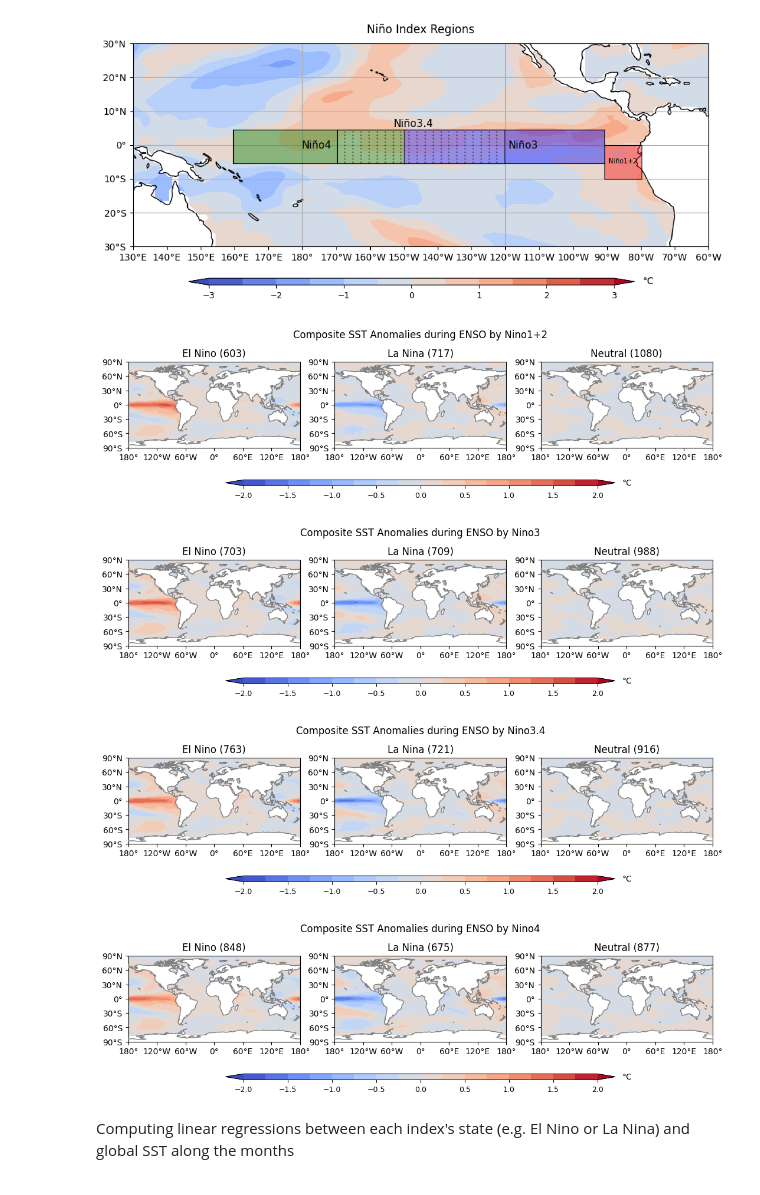
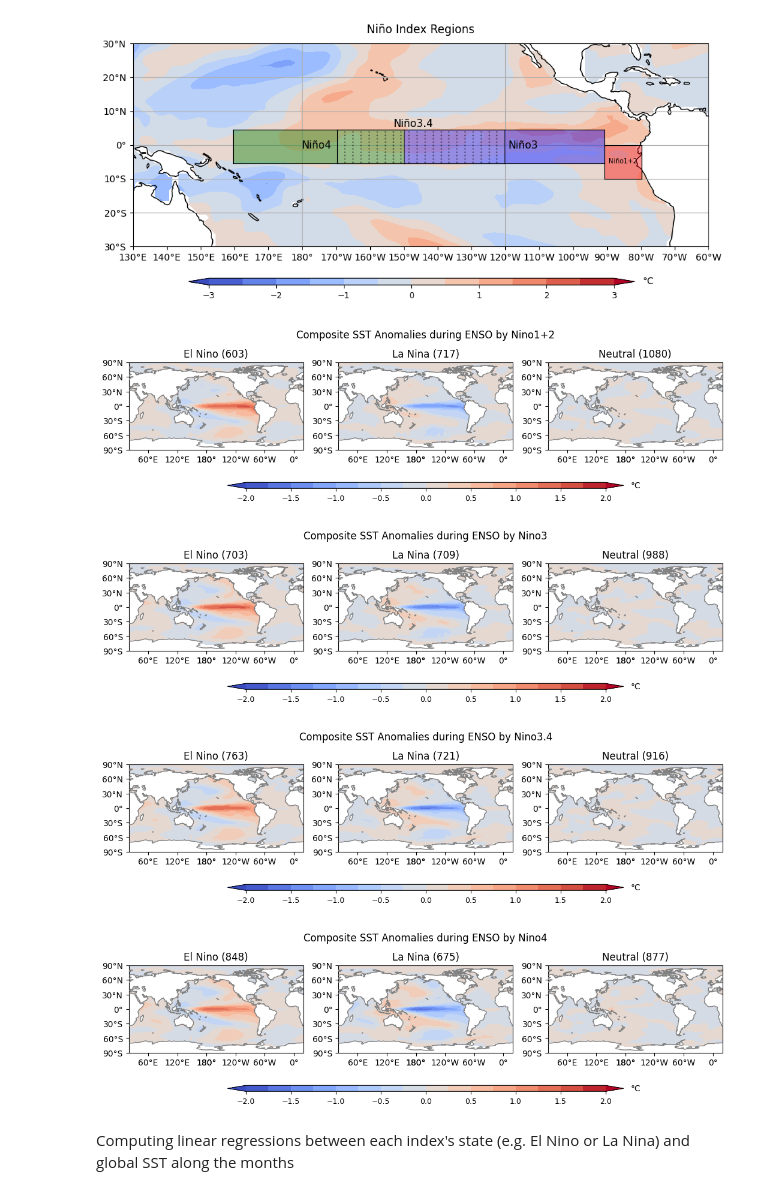
Before and after one commit to gsato-git/Final-Project, a Jupyter notebook: piControl.ipynb, the cells around one changed output. Cells and saved outputs as stored; diff of their text form; code cells hidden in the pictures.

```diff
--- a/piControl.ipynb
+++ b/piControl.ipynb
@@ -112,17 +112,17 @@ sst_anoms3 = global_sst(nino3)
 sst_anoms34 = global_sst(nino34)
 sst_anoms4 = global_sst(nino4)
 # %%
-#getting composites
-def get_composite(p,x,y,z):
+#getting composits
+def get_composit(p,x,y,z):
     elnino_sst = p.sel(time=x.dropna(dim='time')['time']).mean(dim='time')
     lanina_sst = p.sel(time=y.dropna(dim='time')['time']).mean(dim='time')
     neutral_sst = p.sel(time=z.dropna(dim='time')['time']).mean(dim='time')
     return [elnino_sst,lanina_sst,neutral_sst]
 
-comp_sst12 = get_composite(sst_anoms12,enso12[0],enso12[1],enso12[2])
-comp_sst3 = get_composite(sst_anoms3,enso3[0],enso3[1],enso3[2])
-comp_sst34 = get_composite(sst_anoms34,enso34[0],enso34[1],enso34[2])
-comp_sst4 = get_composite(sst_anoms4,enso4[0],enso4[1],enso4[2])
+comp_sst12 = get_composit(sst_anoms12,enso12[0],enso12[1],enso12[2])
+comp_sst3 = get_composit(sst_anoms3,enso3[0],enso3[1],enso3[2])
+comp_sst34 = get_composit(sst_anoms34,enso34[0],enso34[1],enso34[2])
+comp_sst4 = get_composit(sst_anoms4,enso4[0],enso4[1],enso4[2])
 # %%
 #Nino index regions
 
@@ -181,14 +181,14 @@ plt.title('Niño Index Regions', y=3.7)
 Text(0.5, 3.7, 'Niño Index Regions')
 [figure]
 # %%
-#plotting composite sst anomalies
-def plot_composite(x,y,z):
+#plotting composit sst
+def plot_composit(x,y,z):
     labels=['El Nino', 'La Nina', 'Neutral']
     ENSO = ["Nino1+2", "Nino3", "Nino3.4", "Nino4"]
     clevs = np.arange(-2,2.1,0.25)
     # Define the figure and each axis for the 3 rows and 3 columns
     fig, axs = plt.subplots(nrows=1,ncols=3,
-                        subplot_kw={'projection': ccrs.PlateCarree()},
+                        subplot_kw={'projection': ccrs.PlateCarree(central_longitude=200)},
                         figsize=(11,5))
     axs = axs.flatten()
 
@@ -228,15 +228,15 @@ def plot_composite(x,y,z):
     # Add a big title at the top
     plt.suptitle(f"Composite SST Anomalies during ENSO by {ENSO[z]}", y=0.75)
 # %%
-plot_composite(comp_sst12,enso12,0)
-plot_composite(comp_sst3,enso3,1)
-plot_composite(comp_sst34,enso34,2)
-plot_composite(comp_sst4,enso4,3)
+plot_composit(comp_sst12,enso12,0)
+plot_composit(comp_sst3,enso3,1)
+plot_composit(comp_sst34,enso34,2)
+plot_composit(comp_sst4,enso4,3)
 # %% [output]
-[figure, old version]
+[figure, new version]
-[figure, old version]
+[figure, new version]
-[figure, old version]
+[figure, new version]
-[figure, old version]
+[figure, new version]
 # %% [markdown]
 Computing linear regressions between each index's state (e.g. El Nino or La Nina) and global SST along the months
 # %%
```
Also changed, not shown: parts of 2 cells of this notebook, 1 other file.
